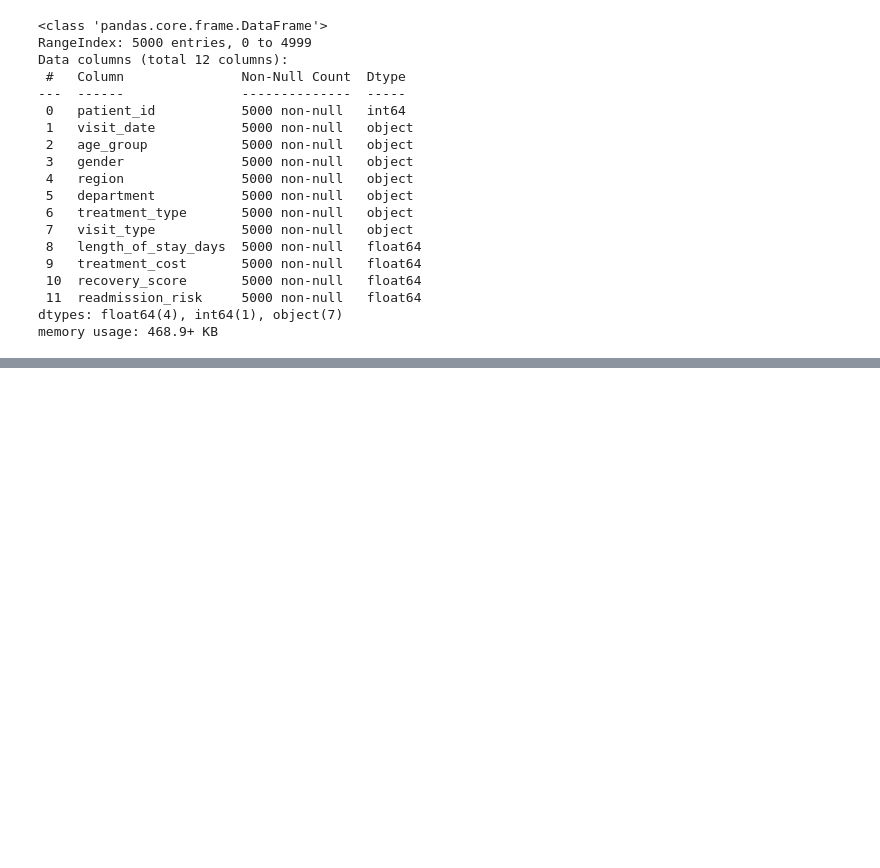
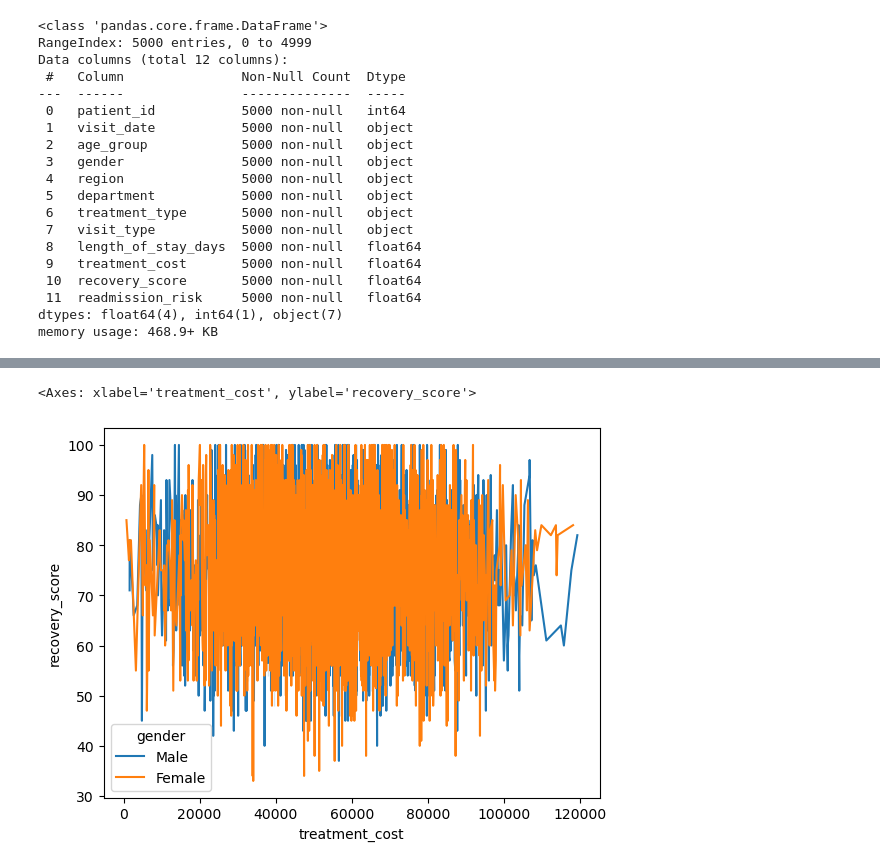
Before and after one commit to SyedSamiUllah1/Python_Practice, a Jupyter notebook: Book.ipynb, the cells around one changed output, grey strips where cells are left out. Cells and saved outputs as stored; diff of their text form; code cells hidden in the pictures; blank space fills up the shorter version.

```diff
--- a/Book.ipynb
+++ b/Book.ipynb
@@ -2697,0 +2703,5 @@ memory usage: 468.9+ KB
+# %%
+sns.(data=df, x='treatment_cost', y='recovery_score', hue='gender')
+# %% [output]
+<Axes: xlabel='treatment_cost', ylabel='recovery_score'>
+[figure, added]
```
Also changed, not shown: parts of 13 cells of this notebook.
